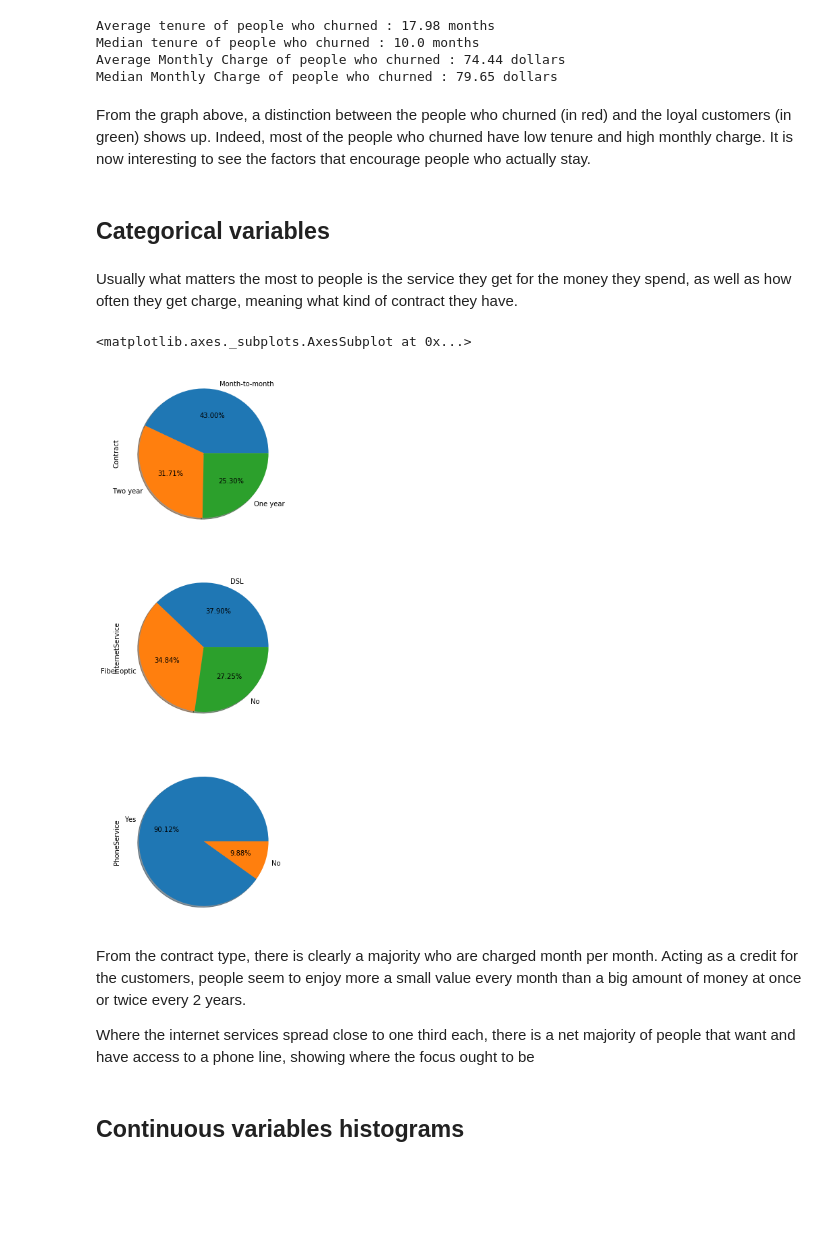
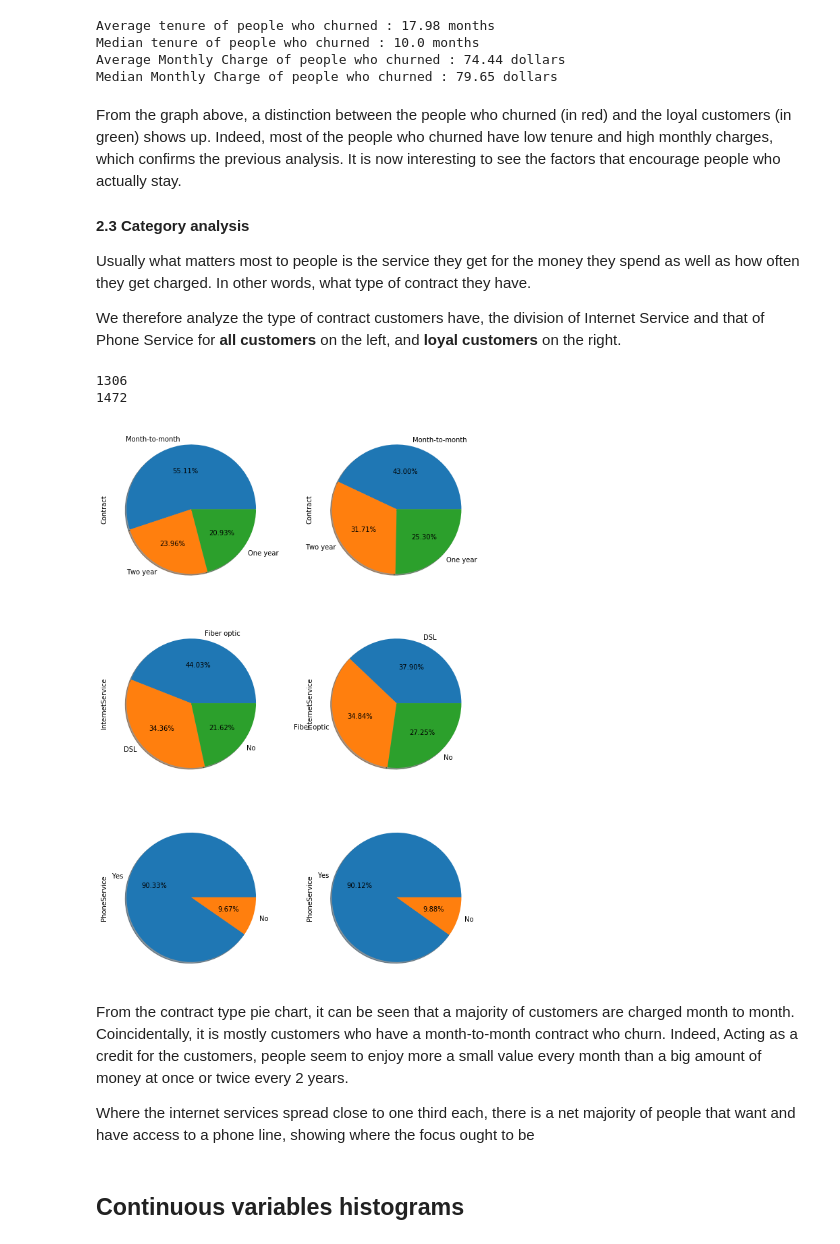
Before and after one commit to JulesTriomphe/dsip, a Jupyter notebook: PS1/ps01.ipynb, the cells around one changed output. Drawn from its saved outputs; the diff is of its cells as text; code cells hidden in the pictures; blank space fills up the shorter version.

```diff
--- a/PS1/ps01.ipynb
+++ b/PS1/ps01.ipynb
@@ -251,21 +253,30 @@ Median tenure of people who churned : 10.0 months
 Average Monthly Charge of people who churned : 74.44 dollars
 Median Monthly Charge of people who churned : 79.65 dollars
 # %% [markdown]
-From the graph above, a distinction between the people who churned (in red) and the loyal customers (in green) shows up. Indeed, most of the people who churned have low tenure and high monthly charge. It is now interesting to see the factors that encourage people who actually stay.
+From the graph above, a distinction between the people who churned (in red) and the loyal customers (in green) shows up. Indeed, most of the people who churned have low tenure and high monthly charges, which confirms the previous analysis. It is now interesting to see the factors that encourage people who actually stay.
+
+#### 2.3 Category analysis
+
+Usually what matters most to people is the service they get for the money they spend as well as how often they get charged. In other words, what type of contract they have.
+
+We therefore analyze the type of contract customers have, the division of Internet Service and that of Phone Service for **all customers** on the left, and **loyal customers** on the right.
-# %% [markdown]
-## Categorical variables
-# %% [markdown]
-Usually what matters the most to people is the service they get for the money they spend, as well as how often they get charge, meaning what kind of contract they have.
 # %%
-fig, ax =plt.subplots(3,1,figsize=(5,15))
-client_df.Contract.value_counts().plot(kind='pie',shadow=True,autopct='%1.2f%%', ax=ax[0])
-client_df.InternetService.value_counts().plot(kind='pie',shadow=True,autopct='%1.2f%%', ax=ax[1])
-client_df.PhoneService.value_counts().plot(kind='pie',shadow=True,autopct='%1.2f%%', ax=ax[2])
+fig, ax = plt.subplots(3,2,figsize=(10,15))
+clients_df.Contract.value_counts().plot(kind='pie',shadow=True,autopct='%1.2f%%', ax=ax[0,0])
+clients_df.InternetService.value_counts().plot(kind='pie',shadow=True,autopct='%1.2f%%', ax=ax[1,0])
+clients_df.PhoneService.value_counts().plot(kind='pie',shadow=True,autopct='%1.2f%%', ax=ax[2,0]);
+clients_df_loyal.Contract.value_counts().plot(kind='pie',shadow=True,autopct='%1.2f%%', ax=ax[0,1])
+clients_df_loyal.InternetService.value_counts().plot(kind='pie',shadow=True,autopct='%1.2f%%', ax=ax[1,1])
+clients_df_loyal.PhoneService.value_counts().plot(kind='pie',shadow=True,autopct='%1.2f%%', ax=ax[2,1]);
+
+print('Month-to-month contracts among all customers : %s' %(len(clients_df.Contract[clients_df.Contract == 'One year'])))
+print('Month-to-month contracts among loyal customers : %s' %(len(clients_df_loyal.Contract[clients_df_loyal.Contract == 'One year'])))
 # %% [output]
-<matplotlib.axes._subplots.AxesSubplot at 0x...>
+1306
+1472
-[figure, old version]
+[figure, new version]
 # %% [markdown]
-From the contract type, there is clearly a majority who are charged month per month. Acting as a credit for the customers, people seem to enjoy more a small value every month than a big amount of money at once or twice every 2 years.
+From the contract type pie chart, it can be seen that a majority of customers are charged month to month. Coincidentally, it is mostly customers who have a month-to-month contract who churn. Indeed, Acting as a credit for the customers, people seem to enjoy more a small value every month than a big amount of money at once or twice every 2 years.
 
 Where the internet services spread close to one third each, there is a net majority of people that want and have access to a phone line, showing where the focus ought to be
 # %% [markdown]
```
Also changed, not shown: parts of 21 cells of this notebook.
